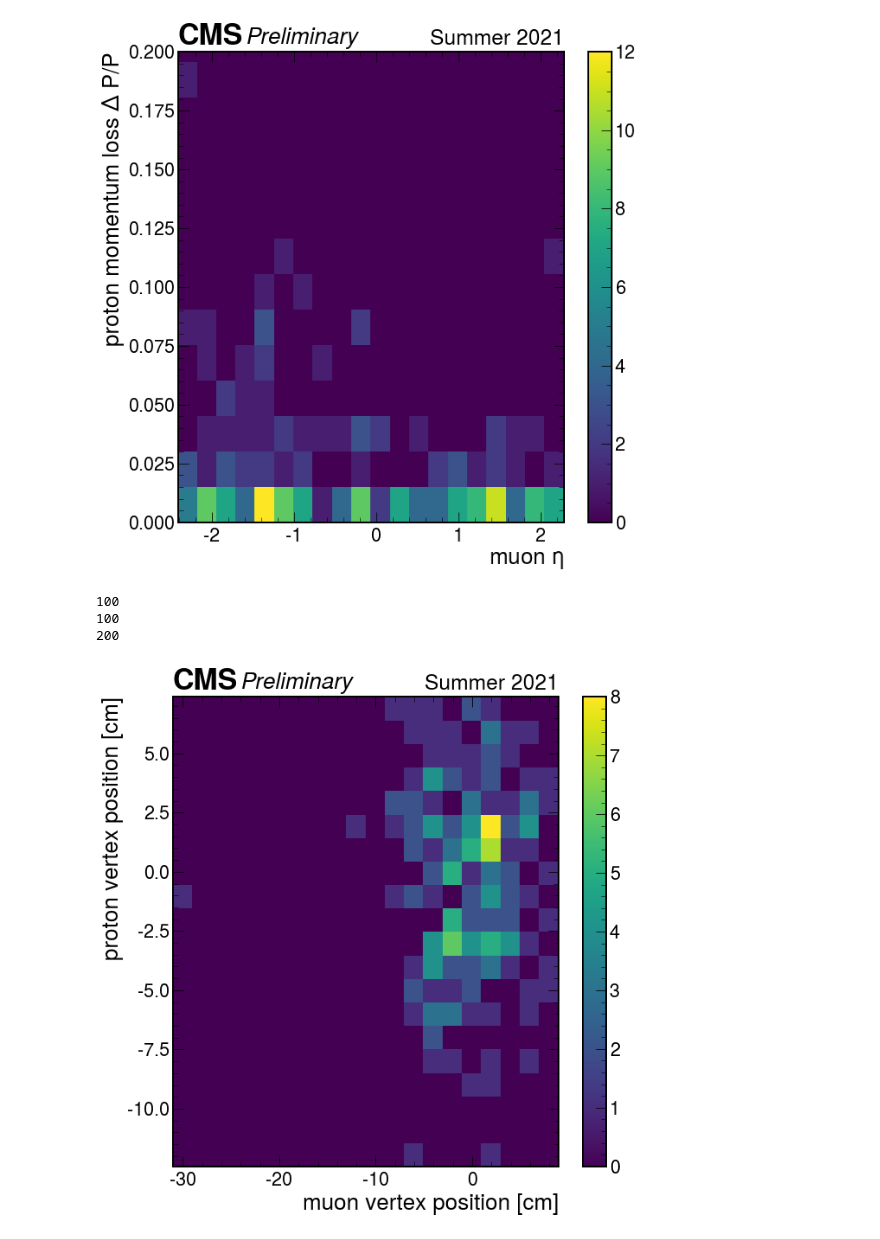
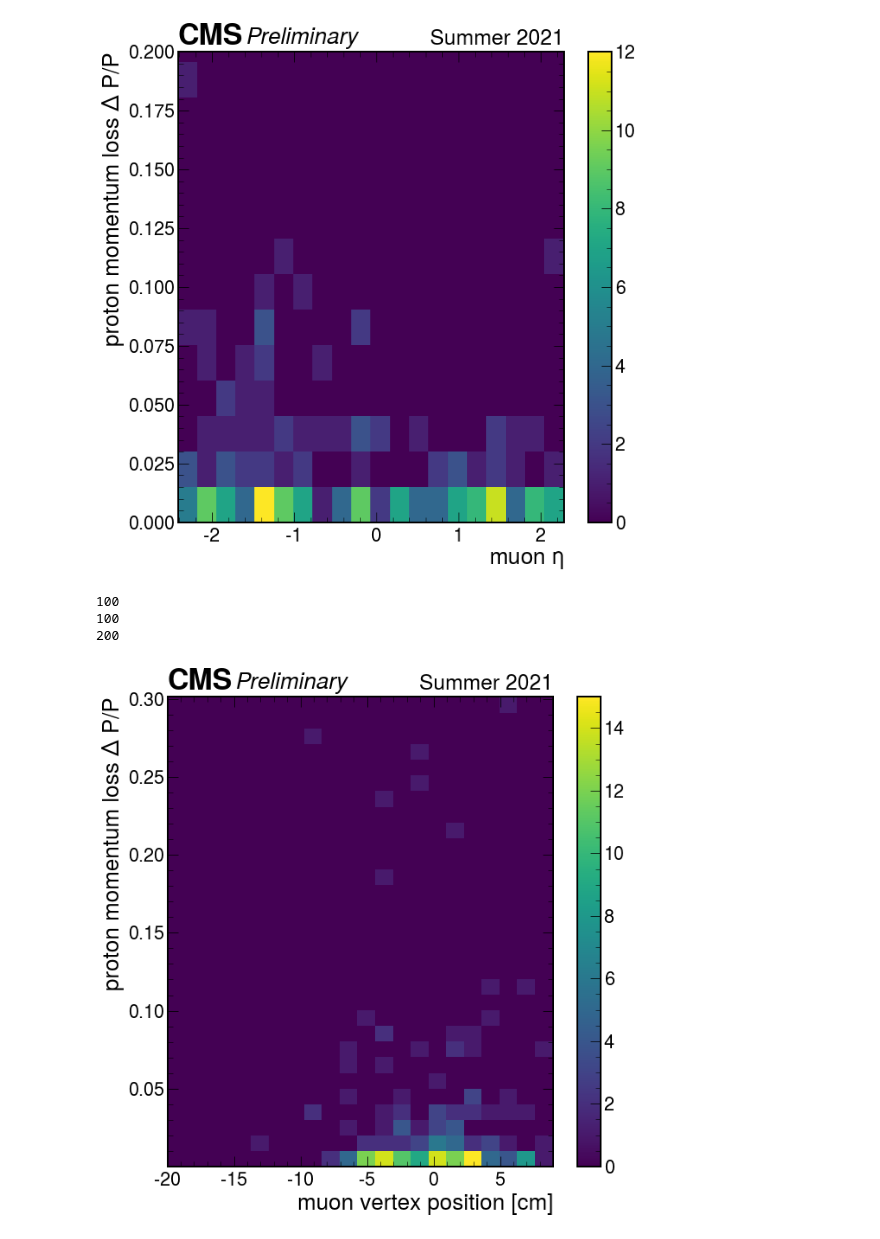
Before and after one commit to jloemker/SWAN, a Jupyter notebook: Analysis_notebook.ipynb, the cells around one changed output. Cells and saved outputs as stored; diff of their text form; code cells hidden in the pictures.

```diff
--- a/Analysis_notebook.ipynb
+++ b/Analysis_notebook.ipynb
@@ -336,22 +336,23 @@ plt.ylim(0,0.2)
 # %%
 #protons = tree.arrays(['pfcand_pt','pfcand_eta','pfcand_phi','pfcand_mass','pfcand_t','pfcand_vz'],'abs(pfcand_pid)==13')
 import matplotlib as mpl
-protons = tree.arrays(['genproton_vz','genproton_ispu'],library="pd")
-prot = protons[protons.genproton_ispu==0]['genproton_vz'].values
+protons = tree.arrays(['genproton_xi','genproton_ispu'],library="pd")
+prot = protons[protons.genproton_ispu==0]['genproton_xi'].values
 fig, axes = plt.subplots(figsize=(10,10) )
 print(len(muons_anal['mu2_vz']))#100
 print(len(muons_anal['mu1_vz']))
 #first and 2nd leading muon combined
 muon = np.append(muons_anal['mu2_vz'].values, muons_anal['mu1_vz'].values)
 print(len(prot))#200
-im = axes.hist2d(np.concatenate([muons_anal['mu1_vz'].values,muons_anal['mu2_vz'].values]), prot, bins=(20,20) , cmap='viridis')
+im = axes.hist2d(muon, prot, bins=(30,30) , cmap='viridis')
 fig.colorbar(im[3], ax=axes)
-axes.set(xlabel=r'muon vertex position [cm]', ylabel='proton vertex position [cm]')
+axes.set(xlabel=r'muon vertex position [cm]', ylabel='proton momentum loss \u0394 P/P')
 hep.cms.label(llabel="Preliminary", rlabel="Summer 2021", ax=axes)
+plt.xlim(-20,9)
 #cax,kw = mpl.colorbar.make_axes()
-#plt.savefig('Analyse/dimuon_analysis_vz_correlation_concentrate.png')
+#plt.savefig('Analyse/dimuon_analysis_vz_corr_xi.png')
 # %% [output]
 100
 100
 200
-[figure, old version]
+[figure, new version]
```
Also changed, not shown: parts of 2 cells of this notebook.
